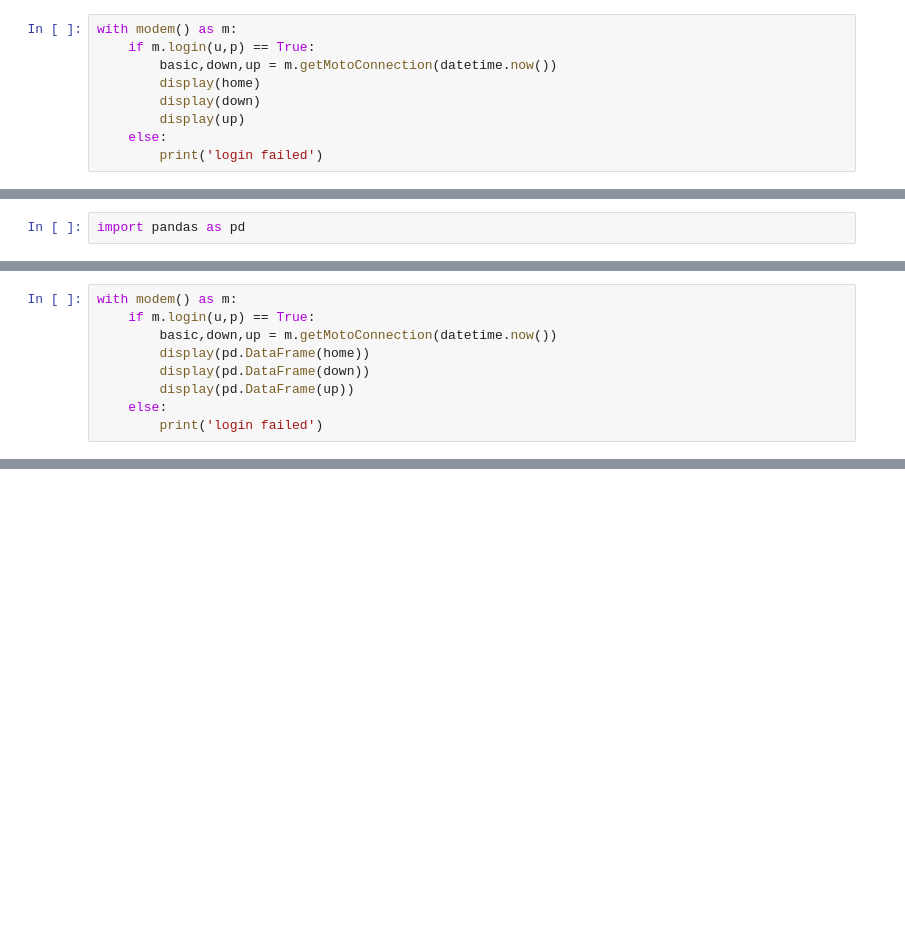
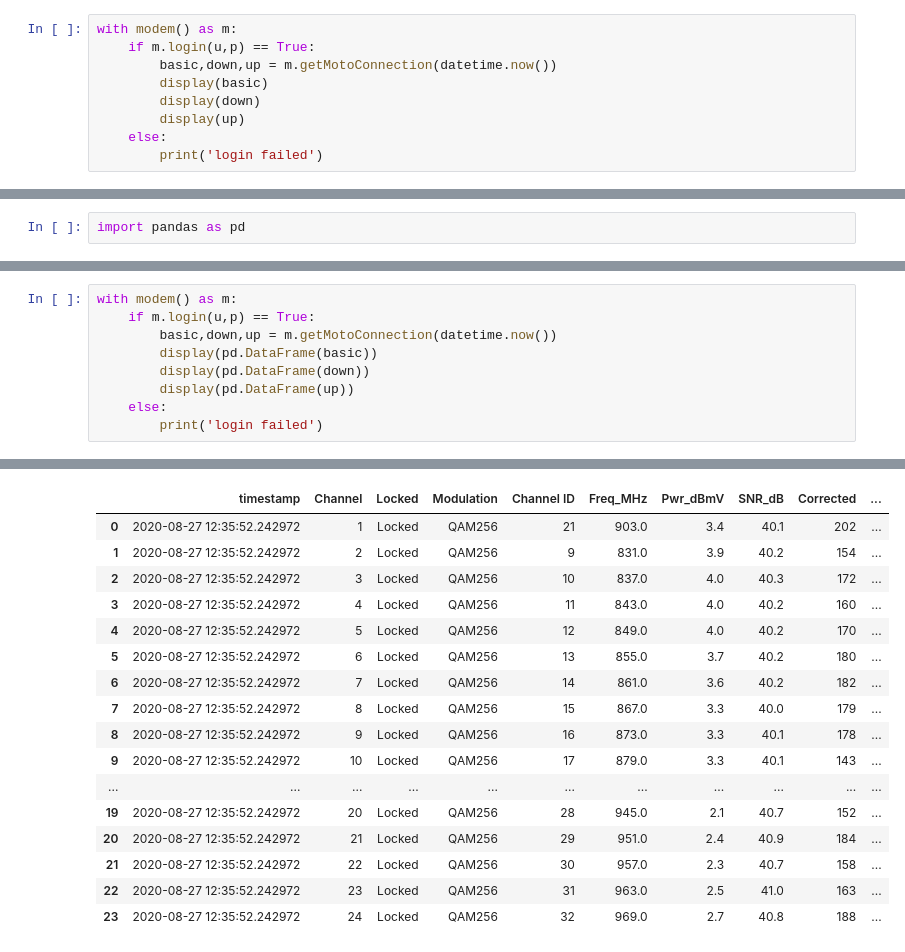
Before and after one commit to cswingler/MB7621_modem_scraper, a Jupyter notebook: example.ipynb, the cells around one changed output, grey strips where cells are left out. Cells and saved outputs as stored; diff of their text form; blank space fills up the shorter version.

Commit message:
fixed example notebook to display basic connection info

```diff
--- a/example.ipynb
+++ b/example.ipynb
@@ -34,7 +52,7 @@ with modem() as m:
 with modem() as m:
     if m.login(u,p) == True:
         basic,down,up = m.getMotoConnection(datetime.now())
-        display(home)
+        display(basic)
         display(down)
         display(up)
     else:
@@ -68,8 +158,9 @@ with modem() as m:
 with modem() as m:
     if m.login(u,p) == True:
         basic,down,up = m.getMotoConnection(datetime.now())
-        display(pd.DataFrame(home))
+        display(pd.DataFrame(basic))
         display(pd.DataFrame(down))
         display(pd.DataFrame(up))
     else:
         print('login failed')
+# %% [output]
@@ -75,0 +169,17 @@ with modem() as m:
+|  | timestamp | Channel | Locked | Modulation | Channel ID | Freq_MHz | Pwr_dBmV | SNR_dB | Corrected | ... |
+| 0 | 2020-08-27 12:35:52.242972 | 1 | Locked | QAM256 | 21 | 903.0 | 3.4 | 40.1 | 202 | ... |
+| 1 | 2020-08-27 12:35:52.242972 | 2 | Locked | QAM256 | 9 | 831.0 | 3.9 | 40.2 | 154 | ... |
+| 2 | 2020-08-27 12:35:52.242972 | 3 | Locked | QAM256 | 10 | 837.0 | 4.0 | 40.3 | 172 | ... |
+| 3 | 2020-08-27 12:35:52.242972 | 4 | Locked | QAM256 | 11 | 843.0 | 4.0 | 40.2 | 160 | ... |
+| 4 | 2020-08-27 12:35:52.242972 | 5 | Locked | QAM256 | 12 | 849.0 | 4.0 | 40.2 | 170 | ... |
+| 5 | 2020-08-27 12:35:52.242972 | 6 | Locked | QAM256 | 13 | 855.0 | 3.7 | 40.2 | 180 | ... |
+| 6 | 2020-08-27 12:35:52.242972 | 7 | Locked | QAM256 | 14 | 861.0 | 3.6 | 40.2 | 182 | ... |
+| 7 | 2020-08-27 12:35:52.242972 | 8 | Locked | QAM256 | 15 | 867.0 | 3.3 | 40.0 | 179 | ... |
+| 8 | 2020-08-27 12:35:52.242972 | 9 | Locked | QAM256 | 16 | 873.0 | 3.3 | 40.1 | 178 | ... |
+| 9 | 2020-08-27 12:35:52.242972 | 10 | Locked | QAM256 | 17 | 879.0 | 3.3 | 40.1 | 143 | ... |
+| ... | ... | ... | ... | ... | ... | ... | ... | ... | ... | ... |
+| 19 | 2020-08-27 12:35:52.242972 | 20 | Locked | QAM256 | 28 | 945.0 | 2.1 | 40.7 | 152 | ... |
+| 20 | 2020-08-27 12:35:52.242972 | 21 | Locked | QAM256 | 29 | 951.0 | 2.4 | 40.9 | 184 | ... |
+| 21 | 2020-08-27 12:35:52.242972 | 22 | Locked | QAM256 | 30 | 957.0 | 2.3 | 40.7 | 158 | ... |
+| 22 | 2020-08-27 12:35:52.242972 | 23 | Locked | QAM256 | 31 | 963.0 | 2.5 | 41.0 | 163 | ... |
+| 23 | 2020-08-27 12:35:52.242972 | 24 | Locked | QAM256 | 32 | 969.0 | 2.7 | 40.8 | 188 | ... |
```
Also changed, not shown: parts of 8 cells of this notebook.
